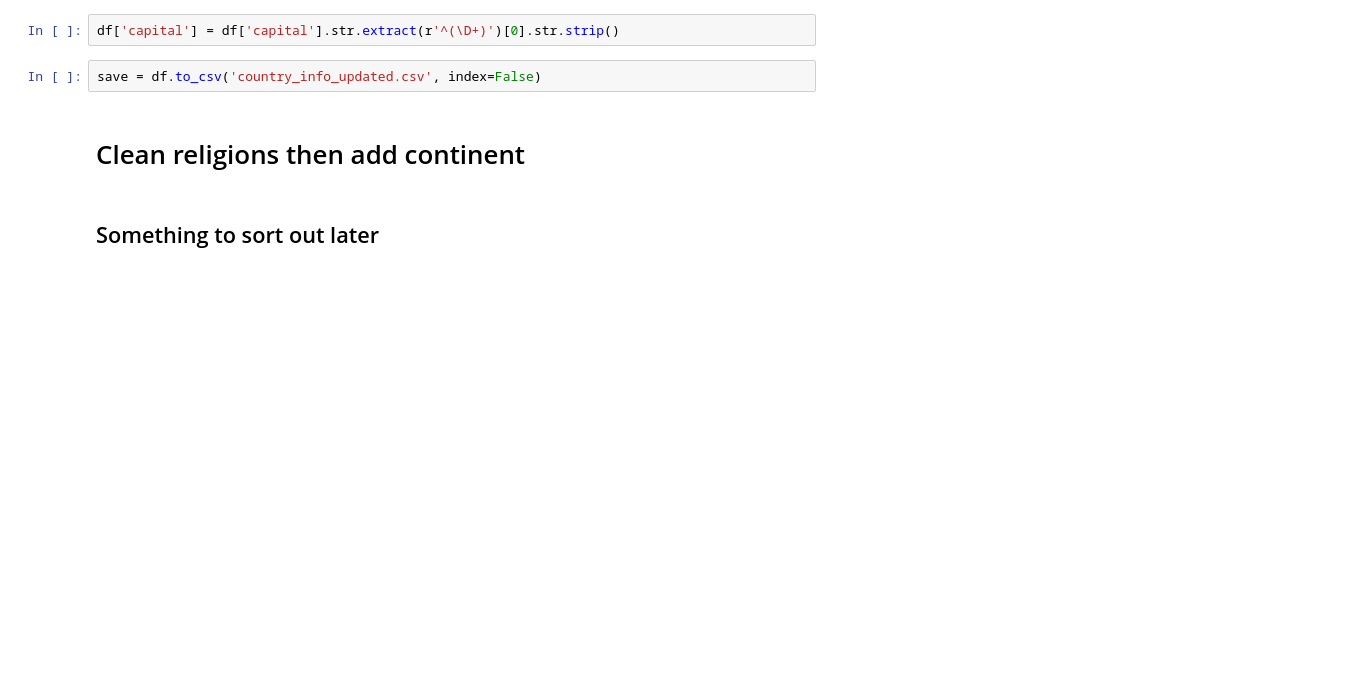
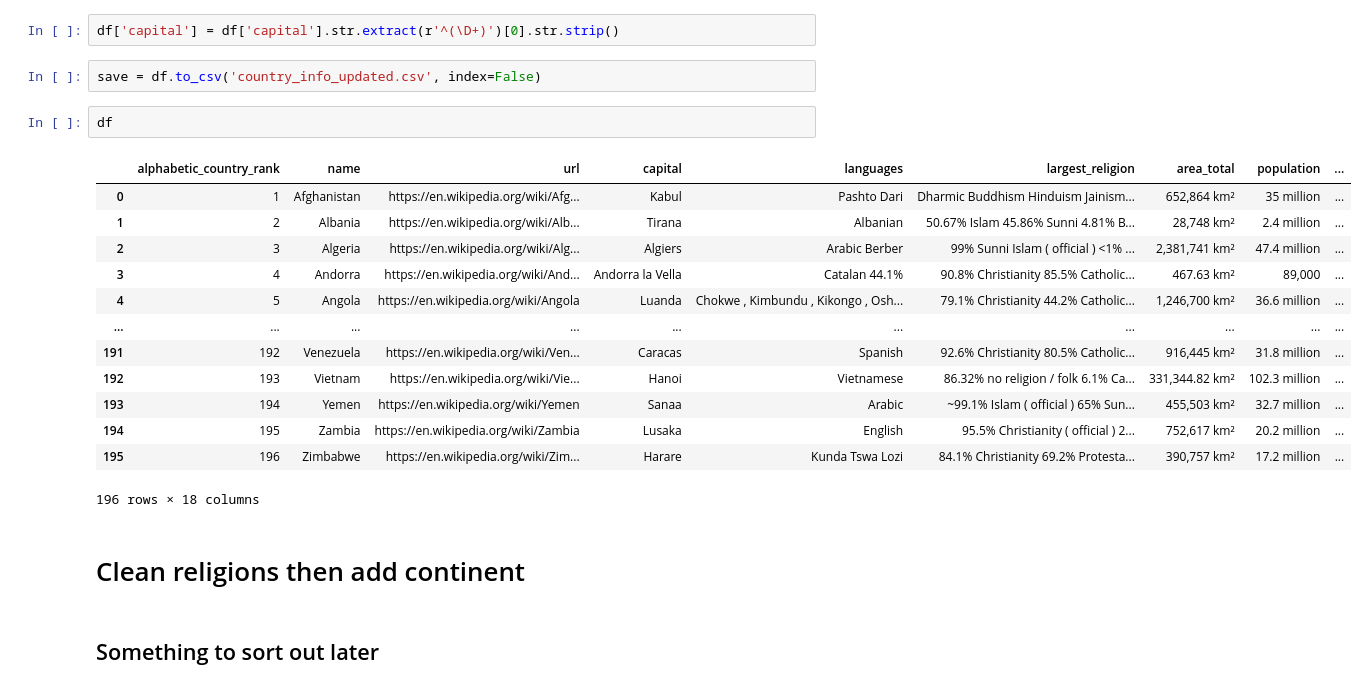
Before and after one commit to JustinWyrley/Maplas, a Jupyter notebook: collecting_info/cleaning.ipynb, the cells around one changed output. Cells and saved outputs as stored; diff of their text form; blank space fills up the shorter version.

```diff
--- a/collecting_info/cleaning.ipynb
+++ b/collecting_info/cleaning.ipynb
@@ -195,6 +195,22 @@ df['currency'] = df['currency'].apply(format_currency)
 df['capital'] = df['capital'].str.extract(r'^(\D+)')[0].str.strip()
 # %%
 save = df.to_csv('country_info_updated.csv', index=False)
+# %%
+df
+# %% [output]
+|  | alphabetic_country_rank | name | url | capital | languages | largest_religion | area_total | population | ... |
+| 0 | 1 | Afghanistan | https://en.wikipedia.org/wiki/Afg... | Kabul | Pashto Dari | Dharmic Buddhism Hinduism Jainism... | 652,864 km² | 35 million | ... |
+| 1 | 2 | Albania | https://en.wikipedia.org/wiki/Alb... | Tirana | Albanian | 50.67% Islam 45.86% Sunni 4.81% B... | 28,748 km² | 2.4 million | ... |
+| 2 | 3 | Algeria | https://en.wikipedia.org/wiki/Alg... | Algiers | Arabic Berber | 99% Sunni Islam ( official ) <1% ... | 2,381,741 km² | 47.4 million | ... |
+| 3 | 4 | Andorra | https://en.wikipedia.org/wiki/And... | Andorra la Vella | Catalan 44.1% | 90.8% Christianity 85.5% Catholic... | 467.63 km² | 89,000 | ... |
+| 4 | 5 | Angola | https://en.wikipedia.org/wiki/Angola | Luanda | Chokwe , Kimbundu , Kikongo , Osh... | 79.1% Christianity 44.2% Catholic... | 1,246,700 km² | 36.6 million | ... |
+| ... | ... | ... | ... | ... | ... | ... | ... | ... | ... |
+| 191 | 192 | Venezuela | https://en.wikipedia.org/wiki/Ven... | Caracas | Spanish | 92.6% Christianity 80.5% Catholic... | 916,445 km² | 31.8 million | ... |
+| 192 | 193 | Vietnam | https://en.wikipedia.org/wiki/Vie... | Hanoi | Vietnamese | 86.32% no religion / folk 6.1% Ca... | 331,344.82 km² | 102.3 million | ... |
+| 193 | 194 | Yemen | https://en.wikipedia.org/wiki/Yemen | Sanaa | Arabic | ~99.1% Islam ( official ) 65% Sun... | 455,503 km² | 32.7 million | ... |
+| 194 | 195 | Zambia | https://en.wikipedia.org/wiki/Zambia | Lusaka | English | 95.5% Christianity ( official ) 2... | 752,617 km² | 20.2 million | ... |
+| 195 | 196 | Zimbabwe | https://en.wikipedia.org/wiki/Zim... | Harare | Kunda Tswa Lozi | 84.1% Christianity 69.2% Protesta... | 390,757 km² | 17.2 million | ... |
+196 rows × 18 columns
 # %% [markdown]
 # Clean religions then add continent
 # %% [markdown]
```
Also changed, not shown: parts of 2 cells of this notebook, 3 other files.
